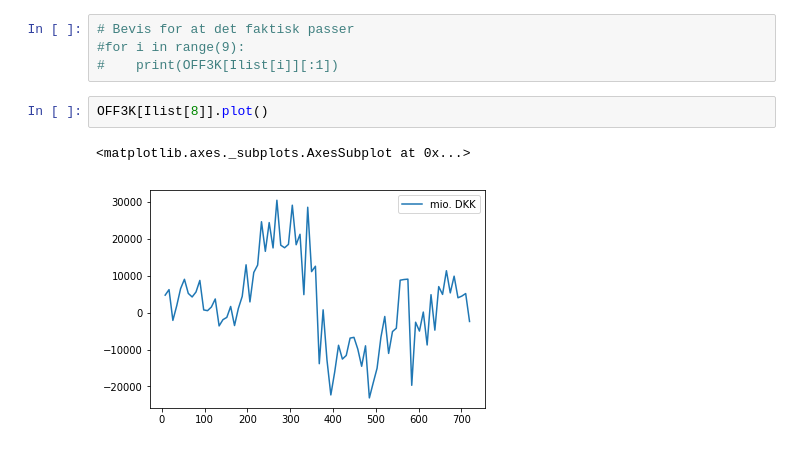
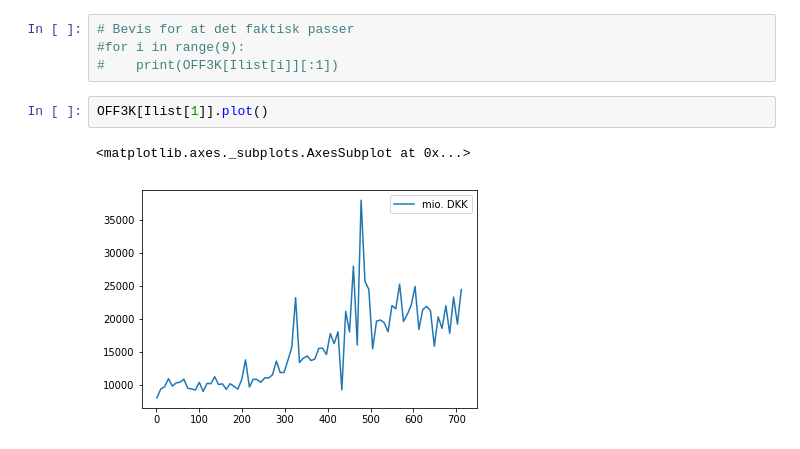
Before and after one commit to NumEconCopenhagen/projects-2019-safespaces, a Jupyter notebook: dataproject/dataproject/Magnus Fil.ipynb, the cells around one changed output. Cells and saved outputs as stored; diff of their text form.

```diff
--- a/dataproject/dataproject/Magnus Fil.ipynb
+++ b/dataproject/dataproject/Magnus Fil.ipynb
@@ -80,7 +82,7 @@ Index 8: Overall surplus=Net lending/borrowing (2.3-1.4)
 #for i in range(9):
 #    print(OFF3K[Ilist[i]][:1])
 # %%
-OFF3K[Ilist[8]].plot()
+OFF3K[Ilist[1]].plot()
 # %% [output]
 <matplotlib.axes._subplots.AxesSubplot at 0x...>
-[figure, old version]
+[figure, new version]
```
Also changed, not shown: parts of 1 cell of this notebook, 1 other file.
